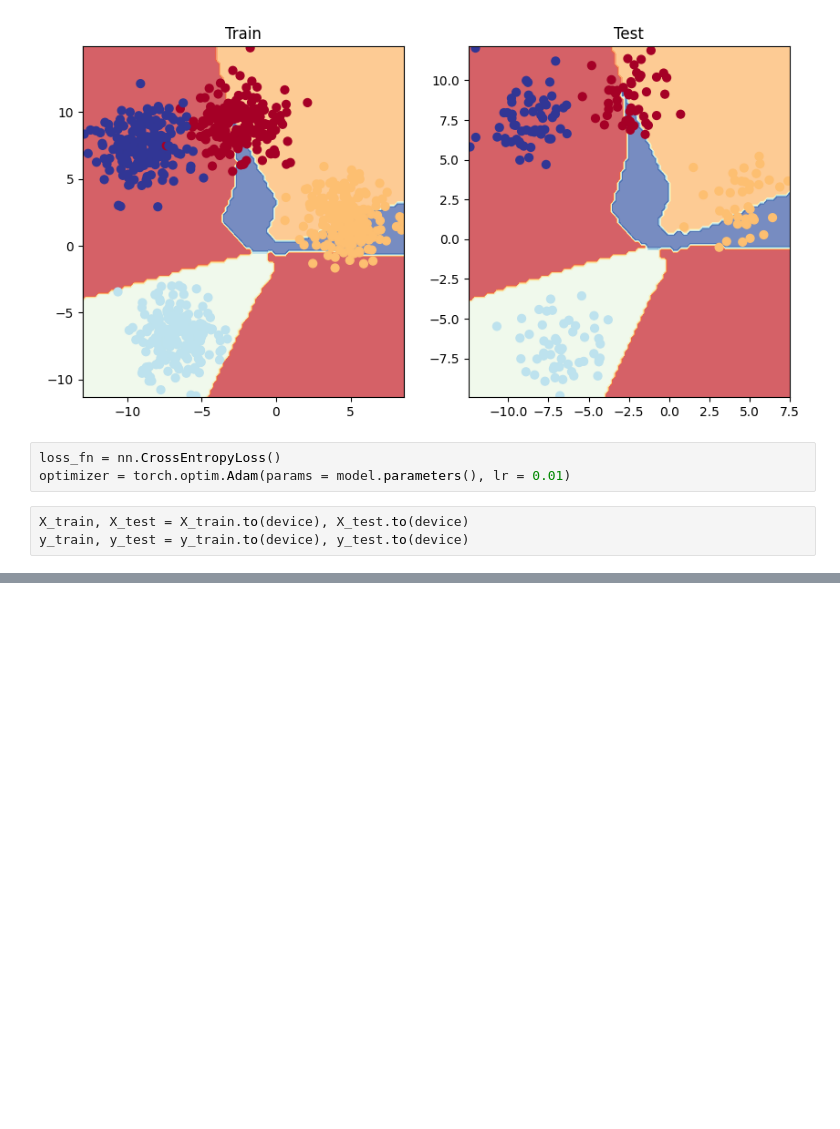
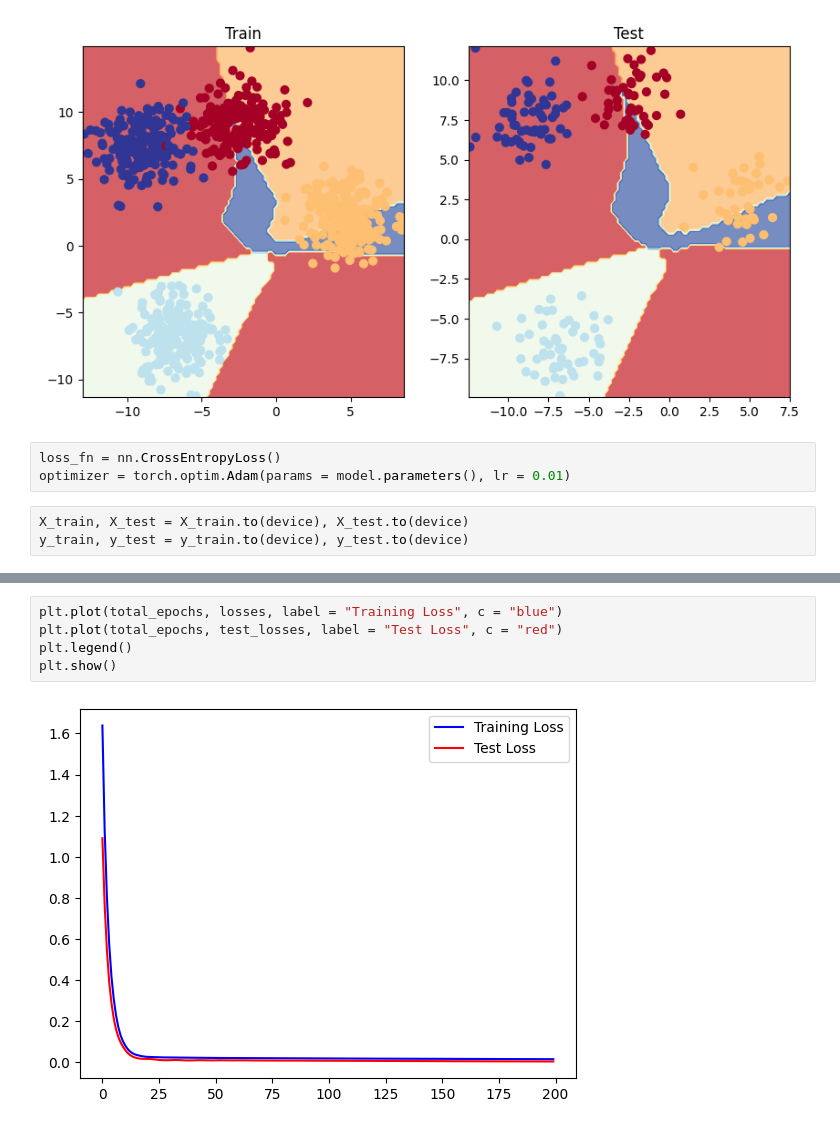
Before and after one commit to axiomchronicles/neural_network_learning, a Jupyter notebook: PyTorch_Learning/pathway_08.ipynb, the cells around one changed output, grey strips where cells are left out. Cells and saved outputs as stored; diff of their text form; blank space fills up the shorter version.

```diff
--- a/PyTorch_Learning/pathway_08.ipynb
+++ b/PyTorch_Learning/pathway_08.ipynb
@@ -134,0 +143,7 @@ plot_decision_boundary(model, X_test, y_test)
+# %%
+plt.plot(total_epochs, losses, label = "Training Loss", c = "blue")
+plt.plot(total_epochs, test_losses, label = "Test Loss", c = "red")
+plt.legend()
+plt.show()
+# %% [output]
+[figure, added]
```
Also changed, not shown: parts of 7 cells of this notebook.
